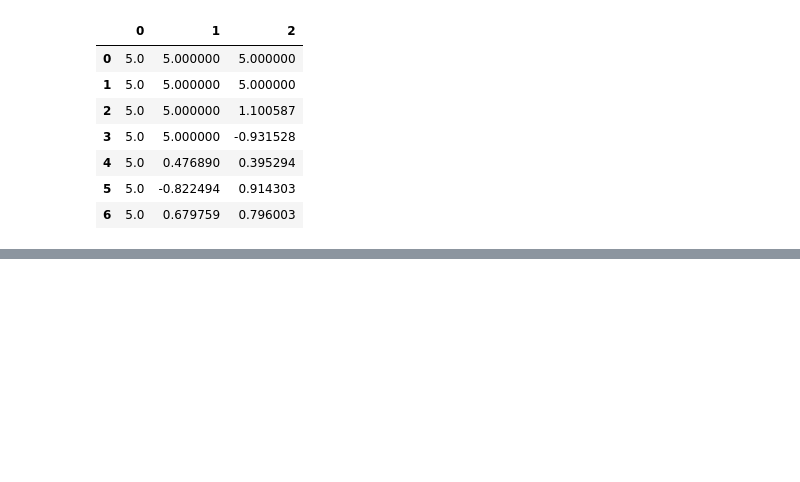
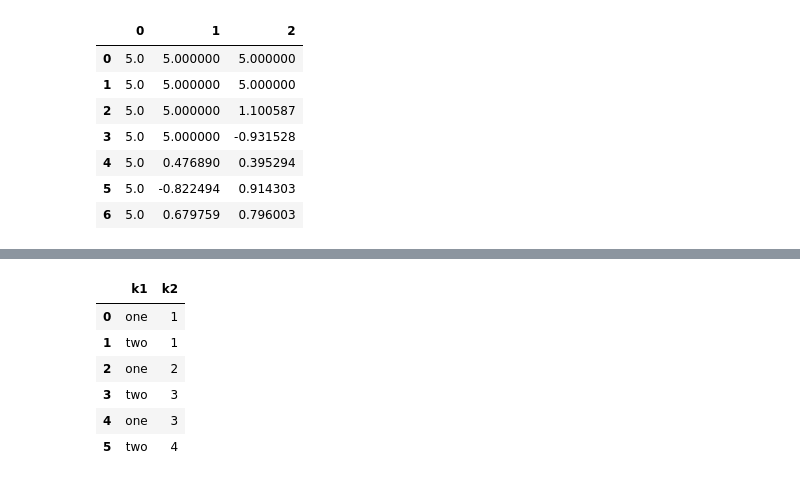
Before and after one commit to valdenio458/livro-python-para-analise-de-dados, a Jupyter notebook: capitulo_7.ipynb, the cells around one changed output, grey strips where cells are left out. Drawn from its saved outputs; the diff is of its cells as text; code cells hidden in the pictures; blank space fills up the shorter version.

```diff
--- a/capitulo_7.ipynb
+++ b/capitulo_7.ipynb
@@ -163,0 +195,11 @@ df
+# %%
+# 'drop_duplicates' devolve um DataFrame com dados em que o array 'duplicated' é False
+data.drop_duplicates()
+# %% [output]
+|  | k1 | k2 |
+| 0 | one | 1 |
+| 1 | two | 1 |
+| 2 | one | 2 |
+| 3 | two | 3 |
+| 4 | one | 3 |
+| 5 | two | 4 |
```
Also changed, not shown: parts of 9 cells of this notebook.
